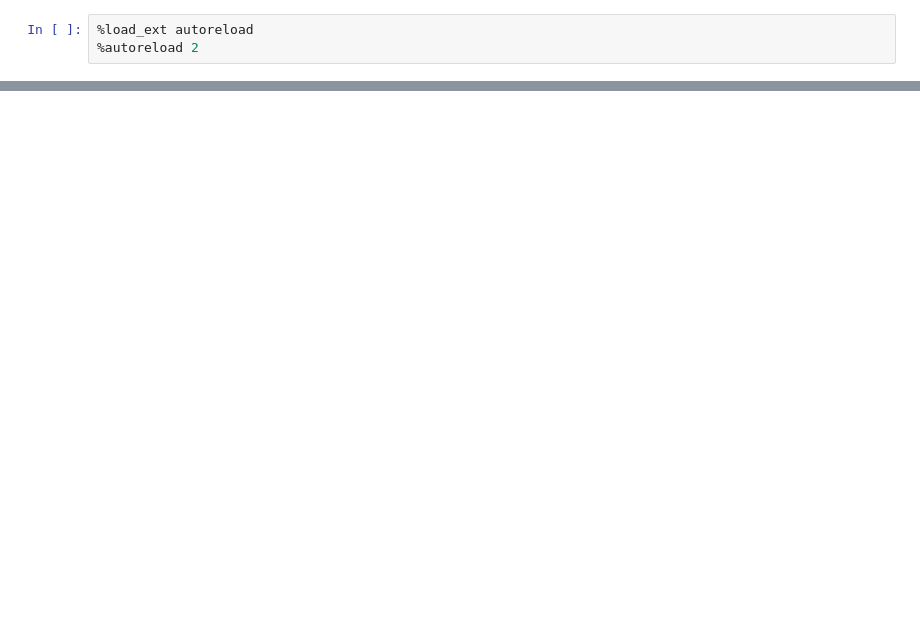
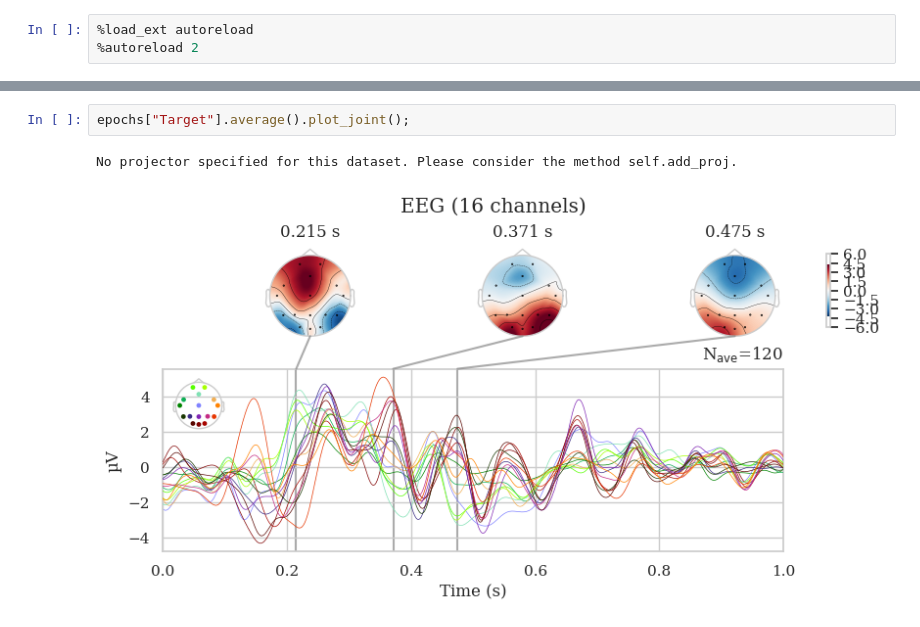
Before and after one commit to isacostamaia/data_exploration_EEG, a Jupyter notebook: moabb_cattan.ipynb, the cells around one changed output, grey strips where cells are left out. Drawn from its saved outputs; the diff is of its cells as text; blank space fills up the shorter version.

```diff
--- a/moabb_cattan.ipynb
+++ b/moabb_cattan.ipynb
@@ -176,0 +99,5 @@ ax.set(xlabel="Time (ms)", ylabel="GFP (µV)", title="Global Field Power")
+# %%
+epochs["Target"].average().plot_joint();
+# %% [output]
+No projector specified for this dataset. Please consider the method self.add_proj.
+[figure, added]
```
Also changed, not shown: parts of 30 cells of this notebook, 4 other files.
